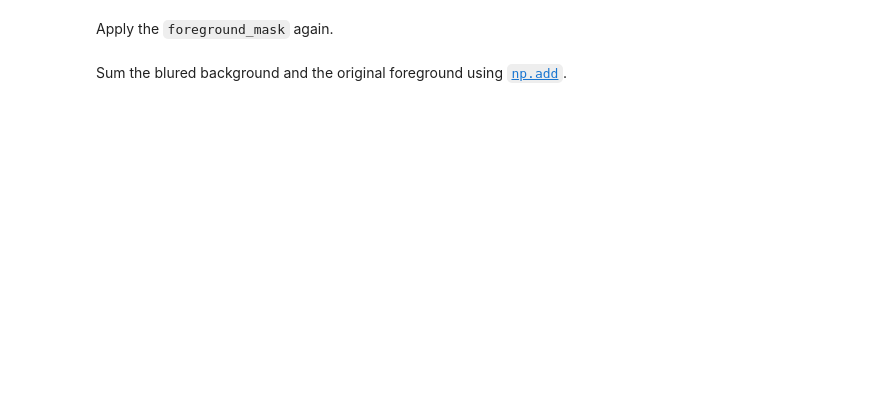
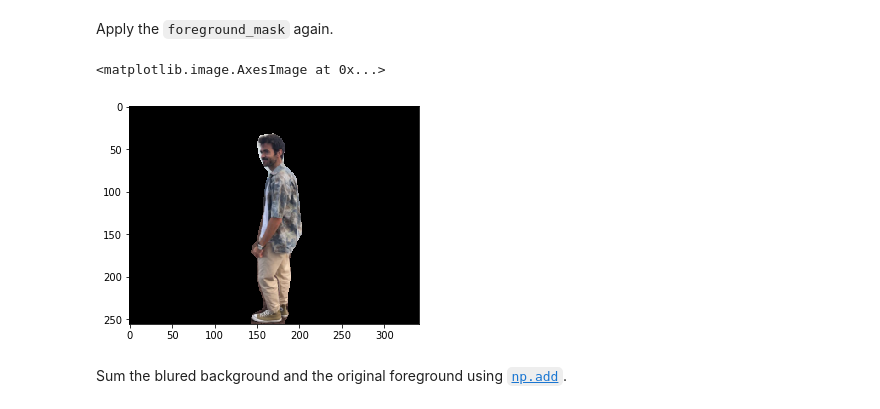
Before and after one commit to blancalluch/ImageSegmentation, a Jupyter notebook: main.ipynb, the cells around one changed output. Drawn from its saved outputs; the diff is of its cells as text; code cells hidden in the pictures; blank space fills up the shorter version.

```diff
--- a/main.ipynb
+++ b/main.ipynb
@@ -393,2 +404,9 @@ Apply the `foreground_mask` again.
+# %%
+# Your code here
+fg = np.stack([foreground_mask]*3,axis=2) * img / 255
+plt.imshow(fg)
+# %% [output]
+<matplotlib.image.AxesImage at 0x...>
+[figure, added]
 # %% [markdown]
 Sum the blured background and the original foreground using [`np.add`](https://numpy.org/doc/1.18/reference/generated/numpy.add.html).
```
Also changed, not shown: parts of 10 cells of this notebook.
